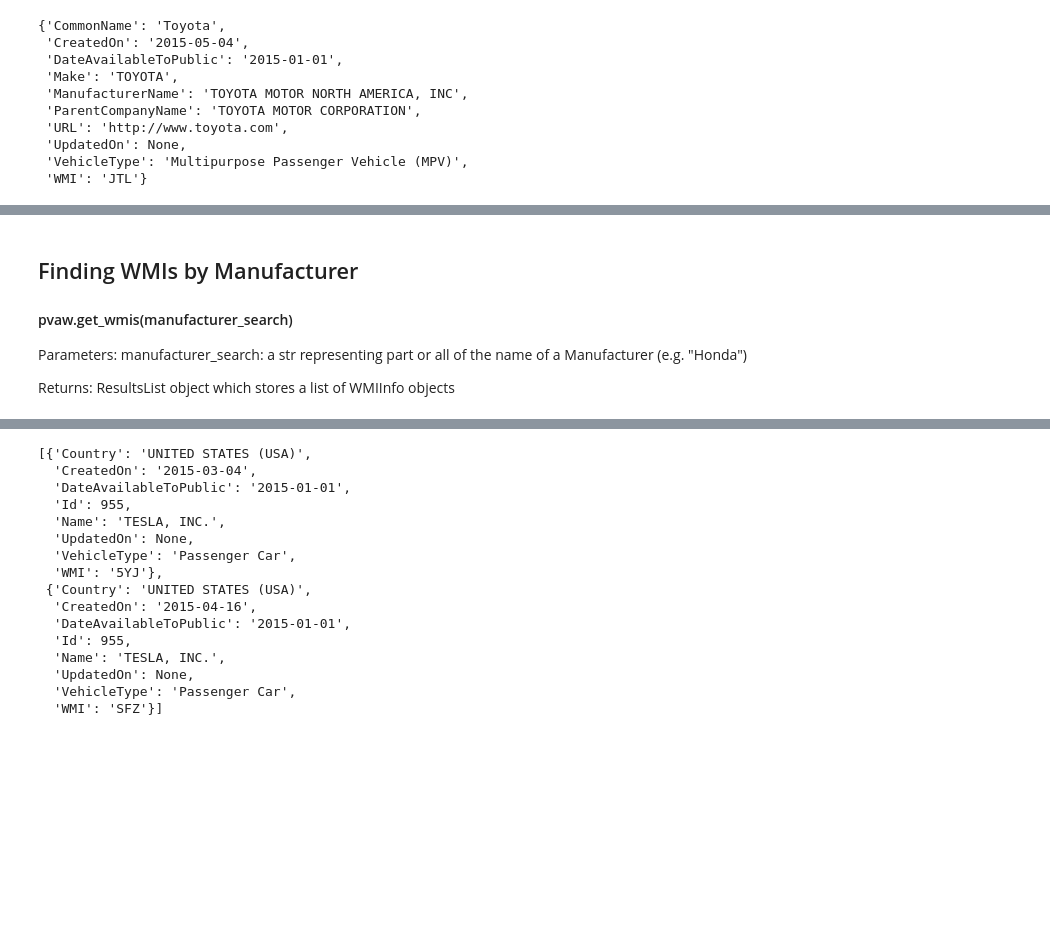
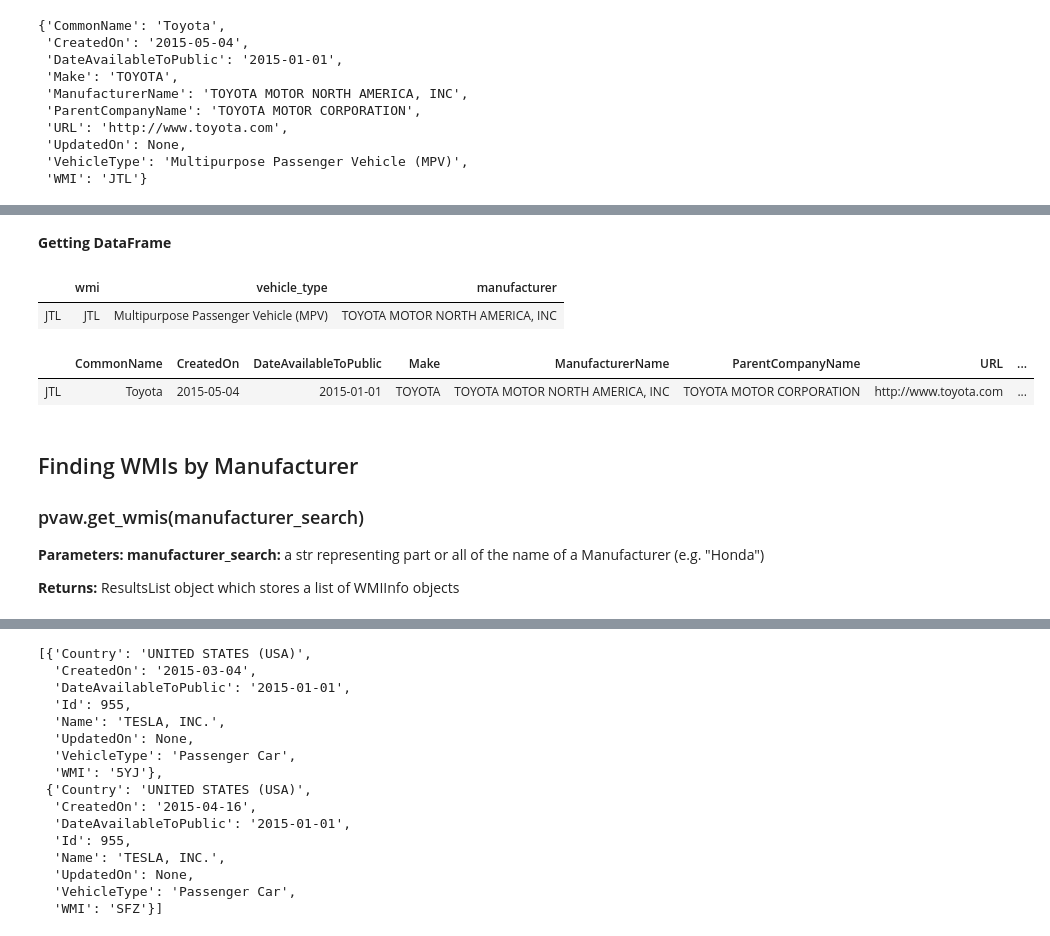
Before and after one commit to michaelmicheal/PythonVehicleAPIWrapper, a Jupyter notebook: demo.ipynb, the cells around one changed output, grey strips where cells are left out. Drawn from its saved outputs; the diff is of its cells as text; code cells hidden in the pictures; blank space fills up the shorter version.

```diff
--- a/demo.ipynb
+++ b/demo.ipynb
@@ -218,9 +201,23 @@ wmi_info.get_df()
+# %% [markdown]
+**Getting DataFrame**
+# %%
+# Getting key attribute df dropping nan
+wmi_info.get_df()
+# %% [output]
+|  | wmi | vehicle_type | manufacturer |
+| JTL | JTL | Multipurpose Passenger Vehicle (MPV) | TOYOTA MOTOR NORTH AMERICA, INC |
+# %%
+# Getting full raw data df not dropping nan
+wmi_info.get_df(raw=True, drop_na=False)
+# %% [output]
+|  | CommonName | CreatedOn | DateAvailableToPublic | Make | ManufacturerName | ParentCompanyName | URL | ... |
+| JTL | Toyota | 2015-05-04 | 2015-01-01 | TOYOTA | TOYOTA MOTOR NORTH AMERICA, INC | TOYOTA MOTOR CORPORATION | http://www.toyota.com | ... |
 # %% [markdown]
 ## Finding WMIs by Manufacturer
-#### pvaw.get_wmis(manufacturer_search)
-Parameters: manufacturer_search: a str representing part or all of the name of a Manufacturer (e.g. "Honda")
+### pvaw.get_wmis(manufacturer_search)
+**Parameters: manufacturer_search:** a str representing part or all of the name of a Manufacturer (e.g. "Honda")
 
-Returns: ResultsList object which stores a list of WMIInfo objects
+**Returns:** ResultsList object which stores a list of WMIInfo objects
 # %%
 wmi_infos = pv.get_wmis("Tesla")
 wmi_infos
```
Also changed, not shown: parts of 57 cells of this notebook, 5 other files.
